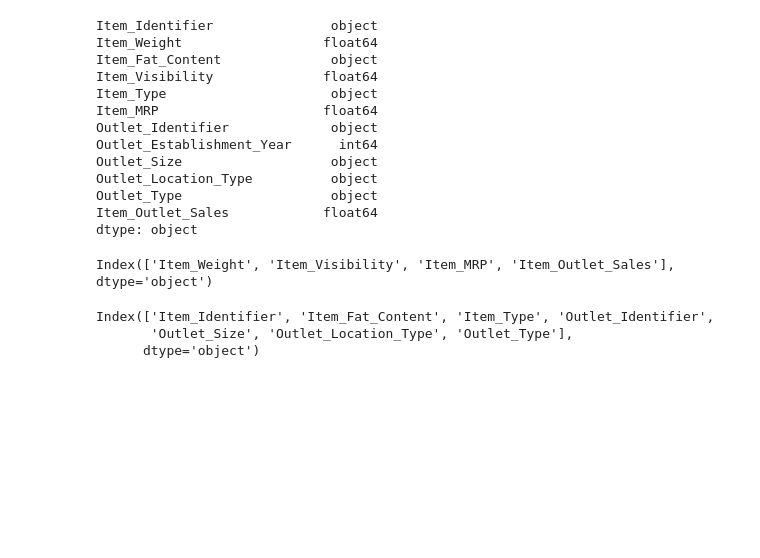
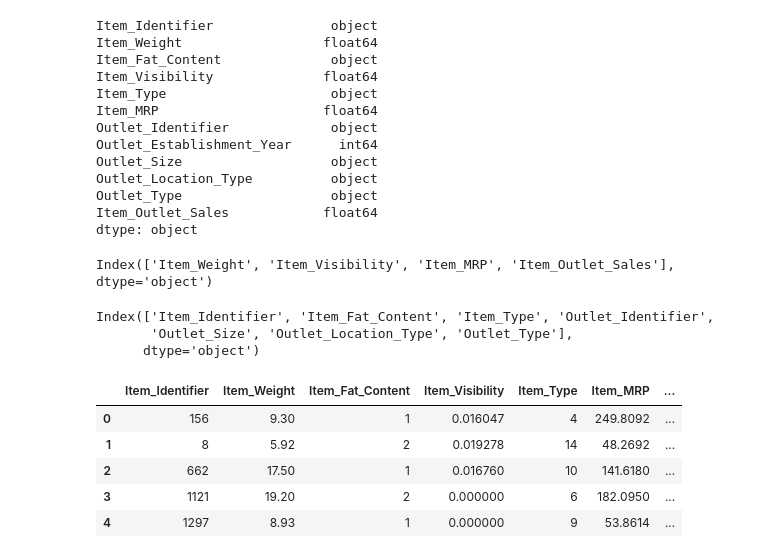
Before and after one commit to harendra263/Bigmart_sales, a Jupyter notebook: notebook/EDA-1.ipynb, the cells around one changed output. Saved outputs shown, nothing was run; the diff lists cells and outputs as text; code cells hidden in the pictures; blank space fills up the shorter version.

```diff
--- a/notebook/EDA-1.ipynb
+++ b/notebook/EDA-1.ipynb
@@ -199,4 +199,24 @@ cat_cols
 Index(['Item_Identifier', 'Item_Fat_Content', 'Item_Type', 'Outlet_Identifier',
        'Outlet_Size', 'Outlet_Location_Type', 'Outlet_Type'],
       dtype='object')
+# %%
+def labelencoding(df: pd.DataFrame) -> pd.DataFrame:
+    try:
+        for x in df.columns:
+            if x in df.select_dtypes(include="object"):
+                df[x] = df[x].astype('category').cat.codes
+        return df
+    except Exception as e:
+        print(e)
+        print("Encoding error")
+# %%
+df = labelencoding(df)
+df.head()
+# %% [output]
+|  | Item_Identifier | Item_Weight | Item_Fat_Content | Item_Visibility | Item_Type | Item_MRP | ... |
+| 0 | 156 | 9.30 | 1 | 0.016047 | 4 | 249.8092 | ... |
+| 1 | 8 | 5.92 | 2 | 0.019278 | 14 | 48.2692 | ... |
+| 2 | 662 | 17.50 | 1 | 0.016760 | 10 | 141.6180 | ... |
+| 3 | 1121 | 19.20 | 2 | 0.000000 | 6 | 182.0950 | ... |
+| 4 | 1297 | 8.93 | 1 | 0.000000 | 9 | 53.8614 | ... |
 # %%
```
Also changed, not shown: parts of 12 cells of this notebook, 8 other files.
